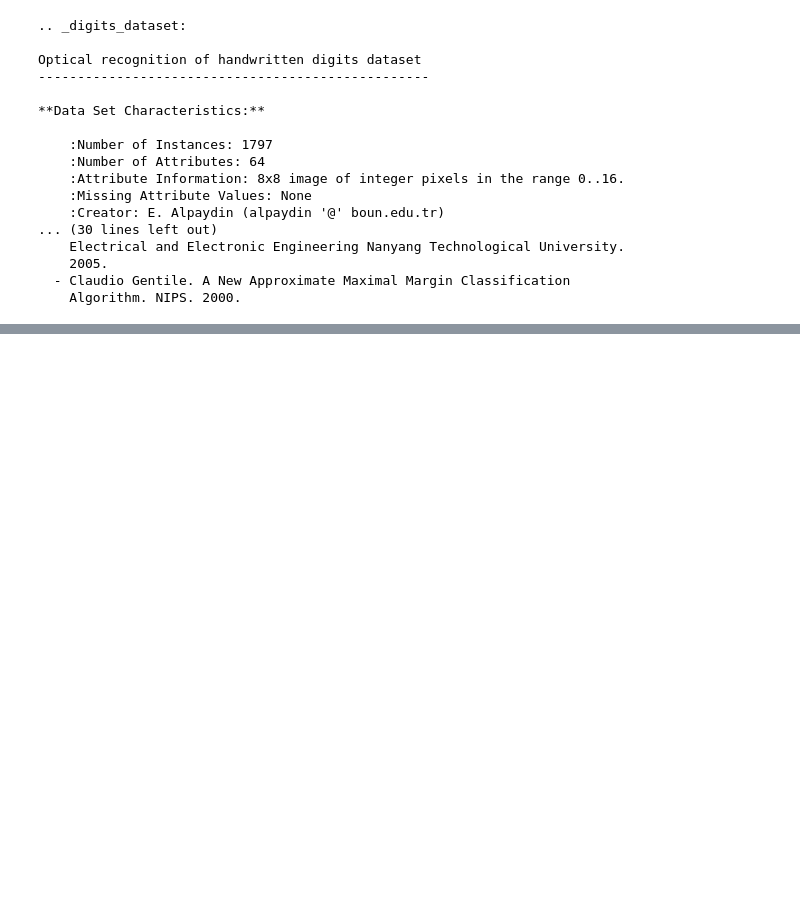
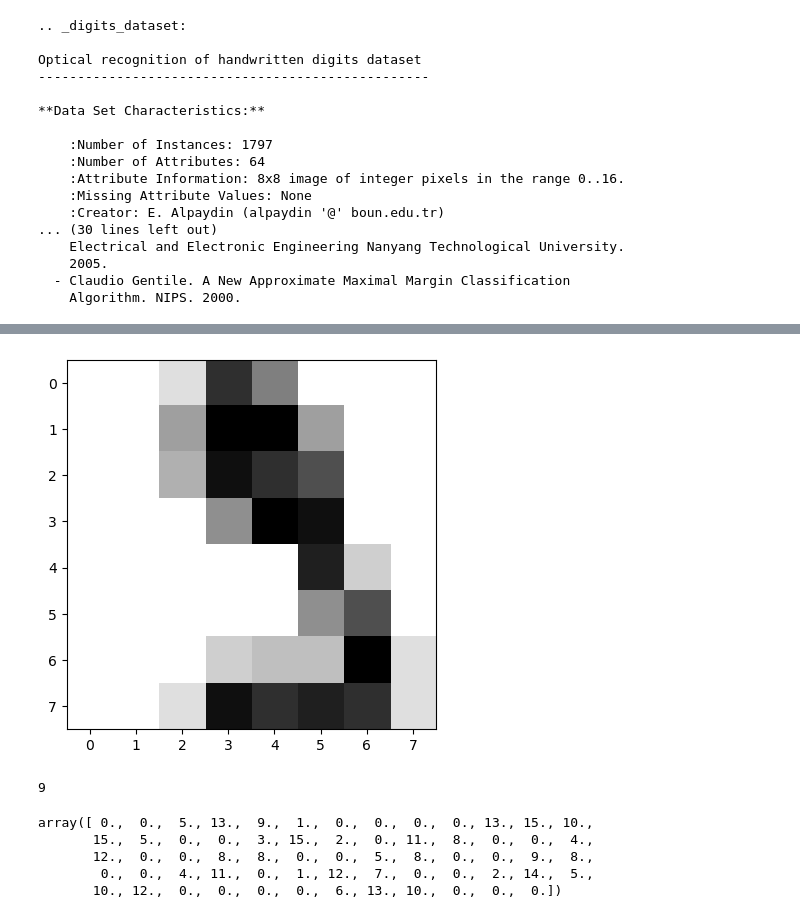
Before and after one commit to Svved/ITS_FirstProject, a Jupyter notebook: Esercizi/MNIST.ipynb, the cells around one changed output, grey strips where cells are left out. Cells and saved outputs as stored; diff of their text form; code cells hidden in the pictures; blank space fills up the shorter version.

```diff
--- a/Esercizi/MNIST.ipynb
+++ b/Esercizi/MNIST.ipynb
@@ -48,0 +80,16 @@ Optical recognition of handwritten digits dataset
+# %%
+plt.imshow(ds.images[31],cmap= 'gray_r'); # è un 9 forse?
+# %% [output]
+[figure, added]
+# %%
+ds.target[31] # chiediamo a target che numero è
+# %% [output]
+9
+# %%
+ds.data[0]
+# %% [output]
+array([ 0.,  0.,  5., 13.,  9.,  1.,  0.,  0.,  0.,  0., 13., 15., 10.,
+       15.,  5.,  0.,  0.,  3., 15.,  2.,  0., 11.,  8.,  0.,  0.,  4.,
+       12.,  0.,  0.,  8.,  8.,  0.,  0.,  5.,  8.,  0.,  0.,  9.,  8.,
+        0.,  0.,  4., 11.,  0.,  1., 12.,  7.,  0.,  0.,  2., 14.,  5.,
+       10., 12.,  0.,  0.,  0.,  0.,  6., 13., 10.,  0.,  0.,  0.])
```
Also changed, not shown: parts of 8 cells of this notebook.
